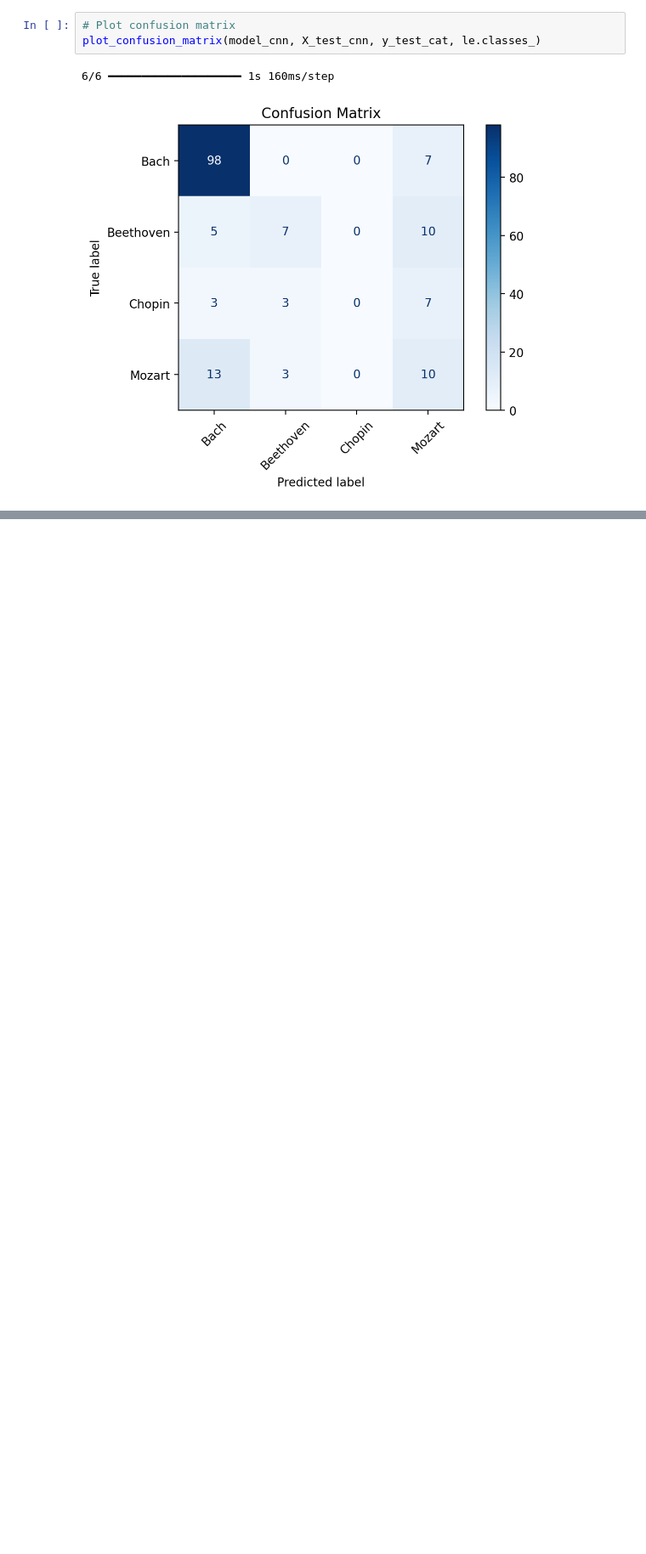
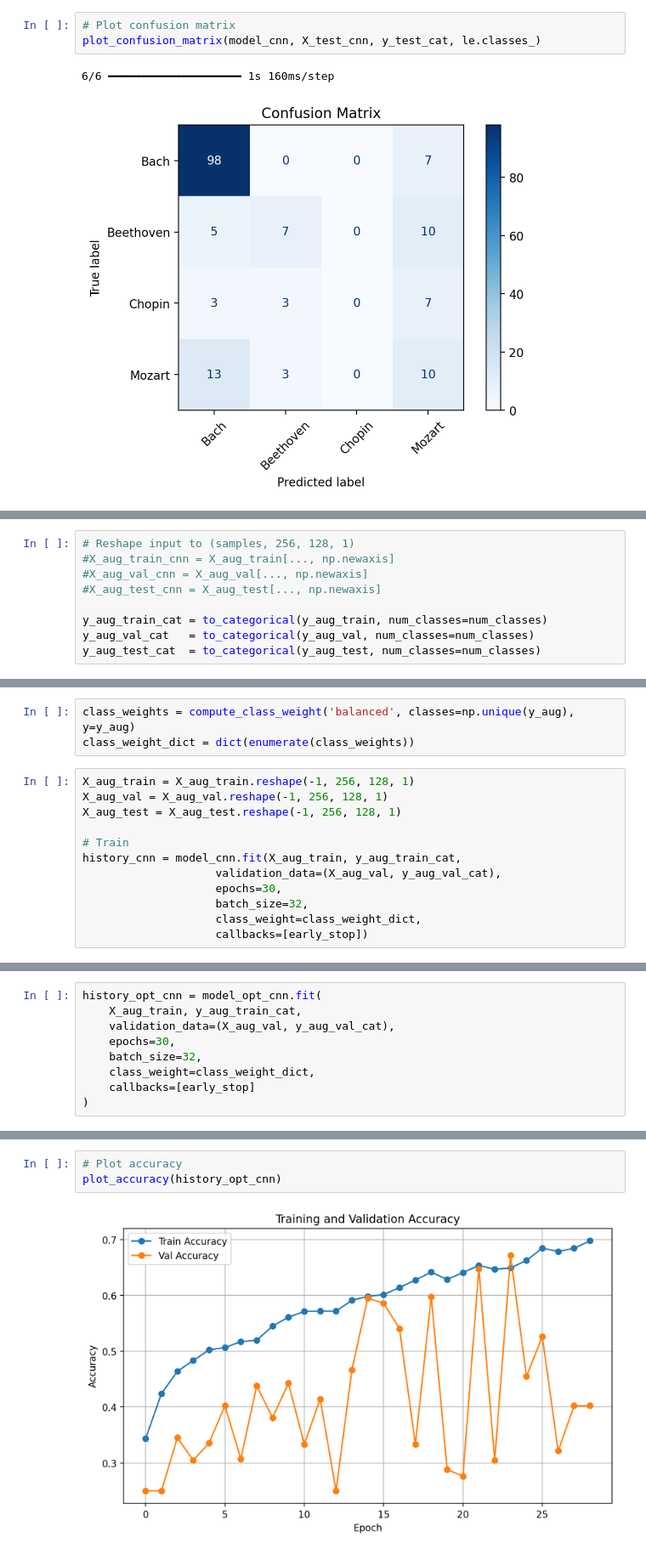
Before and after one commit to santa-dask/Music_Maestro_AI, a Jupyter notebook: AAI_511_IN2_Music_Maestro_AI-Project_new.ipynb, the cells around one changed output, grey strips where cells are left out. Shown at 85% size. Cells and saved outputs as stored; diff of their text form; blank space fills up the shorter version.

```diff
--- a/AAI_511_IN2_Music_Maestro_AI-Project_new.ipynb
+++ b/AAI_511_IN2_Music_Maestro_AI-Project_new.ipynb
@@ -1047,0 +1141,9 @@ plot_confusion_matrix(model_cnn, X_test_cnn, y_test_cat, le.classes_)
+# %%
+# Reshape input to (samples, 256, 128, 1)
+#X_aug_train_cnn = X_aug_train[..., np.newaxis]
+#X_aug_val_cnn = X_aug_val[..., np.newaxis]
+#X_aug_test_cnn = X_aug_test[..., np.newaxis]
+
+y_aug_train_cat = to_categorical(y_aug_train, num_classes=num_classes)
+y_aug_val_cat   = to_categorical(y_aug_val, num_classes=num_classes)
+y_aug_test_cat  = to_categorical(y_aug_test, num_classes=num_classes)
@@ -1047,0 +1160,15 @@ plot_confusion_matrix(model_cnn, X_test_cnn, y_test_cat, le.classes_)
+# %%
+class_weights = compute_class_weight('balanced', classes=np.unique(y_aug), y=y_aug)
+class_weight_dict = dict(enumerate(class_weights))
+# %%
+X_aug_train = X_aug_train.reshape(-1, 256, 128, 1)
+X_aug_val = X_aug_val.reshape(-1, 256, 128, 1)
+X_aug_test = X_aug_test.reshape(-1, 256, 128, 1)
+
+# Train
+history_cnn = model_cnn.fit(X_aug_train, y_aug_train_cat,
+                    validation_data=(X_aug_val, y_aug_val_cat),
+                    epochs=30,
+                    batch_size=32,
+                    class_weight=class_weight_dict,
+                    callbacks=[early_stop])
@@ -1047,0 +1257,9 @@ plot_confusion_matrix(model_cnn, X_test_cnn, y_test_cat, le.classes_)
+# %%
+history_opt_cnn = model_opt_cnn.fit(
+    X_aug_train, y_aug_train_cat,
+    validation_data=(X_aug_val, y_aug_val_cat),
+    epochs=30,
+    batch_size=32,
+    class_weight=class_weight_dict,
+    callbacks=[early_stop]
+)
@@ -1047,0 +1292,5 @@ plot_confusion_matrix(model_cnn, X_test_cnn, y_test_cat, le.classes_)
+# %%
+# Plot accuracy
+plot_accuracy(history_opt_cnn)
+# %% [output]
+[figure, added]
```
Also changed, not shown: parts of 17 cells of this notebook.
